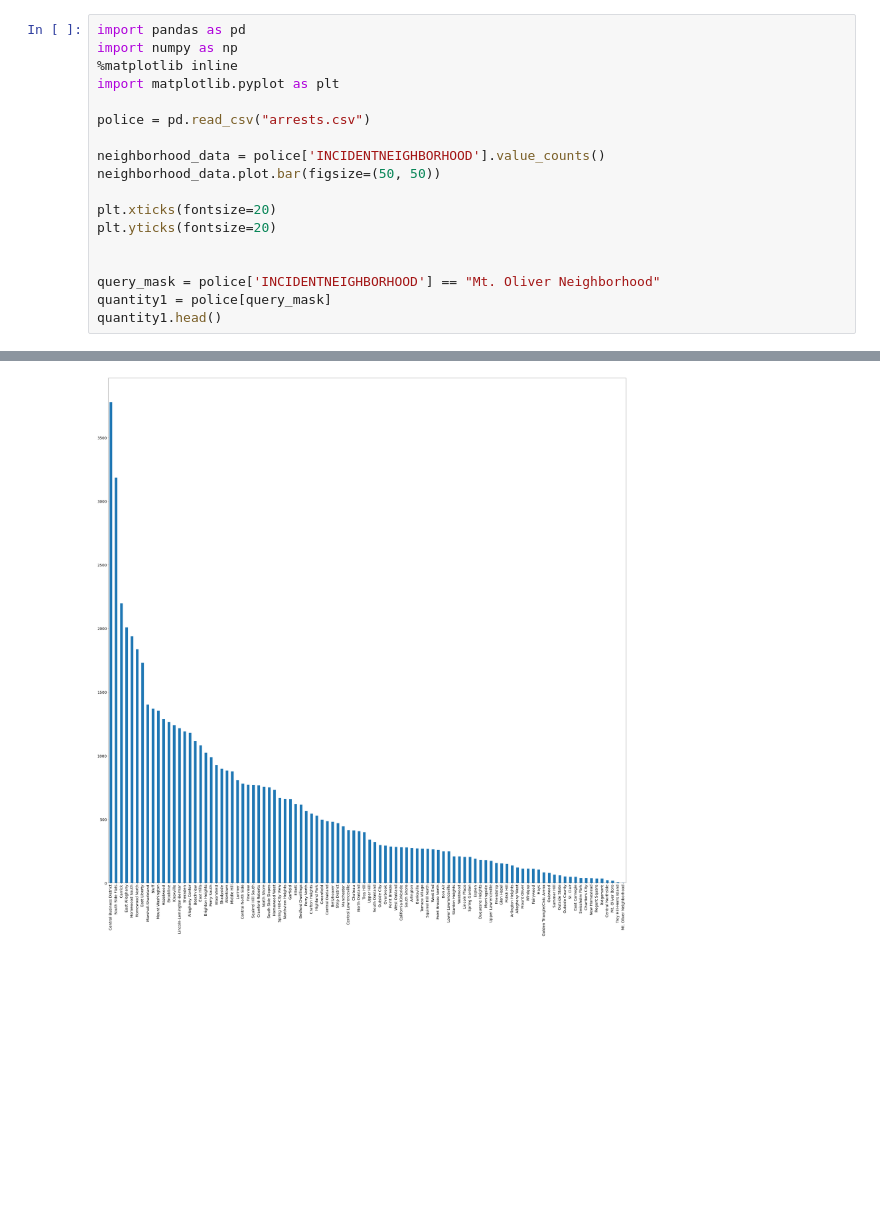
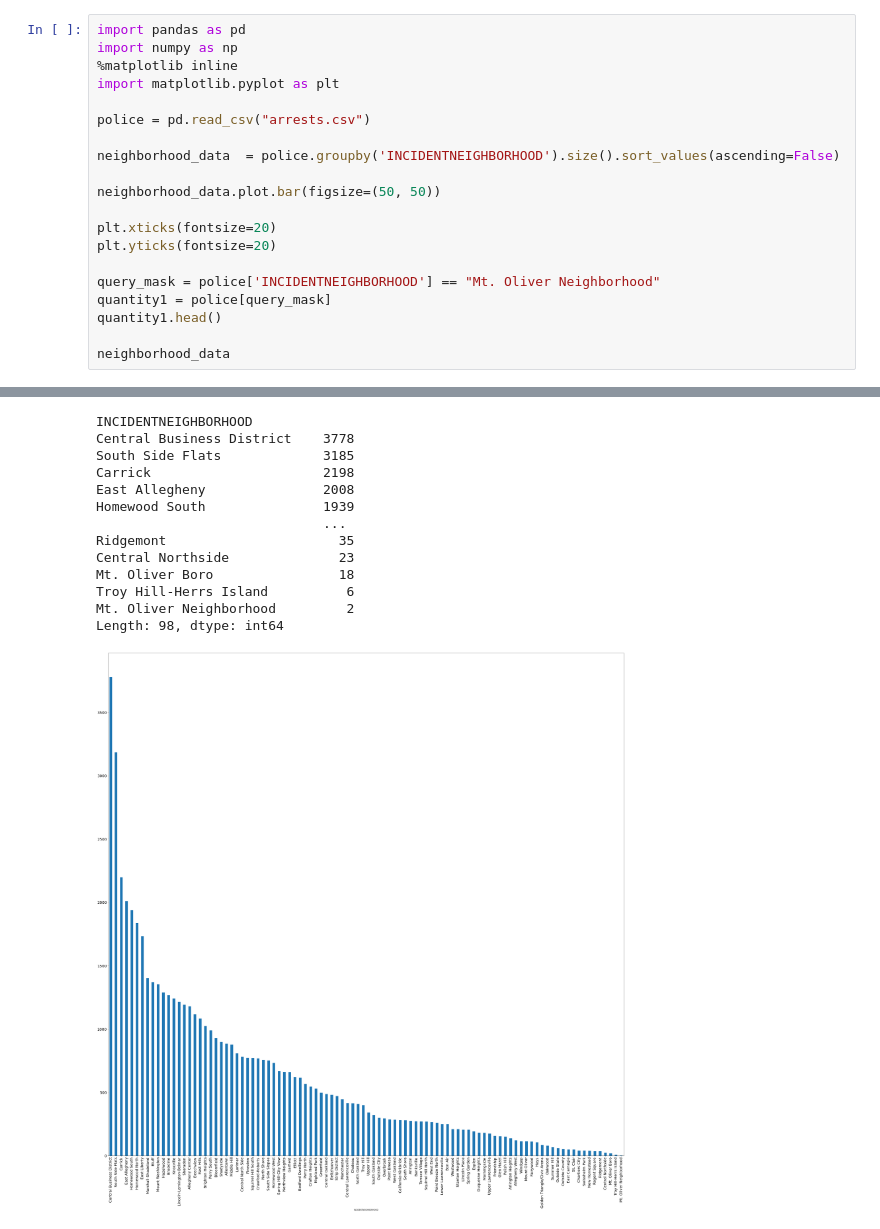
Before and after one commit to als471/CMPINF-Final-Project, a Jupyter notebook: Adele Swecker/Adele Swecker Final Project.ipynb, the cells around one changed output, grey strips where cells are left out. Saved outputs shown, nothing was run; the diff lists cells and outputs as text; blank space fills up the shorter version.

```diff
--- a/Adele Swecker/Adele Swecker Final Project.ipynb
+++ b/Adele Swecker/Adele Swecker Final Project.ipynb
@@ -6,14 +6,16 @@ import matplotlib.pyplot as plt
 
 police = pd.read_csv("arrests.csv")
 
-neighborhood_data = police['INCIDENTNEIGHBORHOOD'].value_counts()
+neighborhood_data  = police.groupby('INCIDENTNEIGHBORHOOD').size().sort_values(ascending=False)
+
 neighborhood_data.plot.bar(figsize=(50, 50))
 
 plt.xticks(fontsize=20)
 plt.yticks(fontsize=20)
 
-
 query_mask = police['INCIDENTNEIGHBORHOOD'] == "Mt. Oliver Neighborhood"
 quantity1 = police[query_mask]
 quantity1.head()
+
+neighborhood_data
 # %% [output]
@@ -23 +22,14 @@ quantity1.head()
+INCIDENTNEIGHBORHOOD
+Central Business District    3778
+South Side Flats             3185
+Carrick                      2198
+East Allegheny               2008
+Homewood South               1939
+                             ...
+Ridgemont                      35
+Central Northside              23
+Mt. Oliver Boro                18
+Troy Hill-Herrs Island          6
+Mt. Oliver Neighborhood         2
+Length: 98, dtype: int64
-[figure, old version]
+[figure, new version]
```
Also changed, not shown: parts of 4 cells of this notebook, 9 other files.
